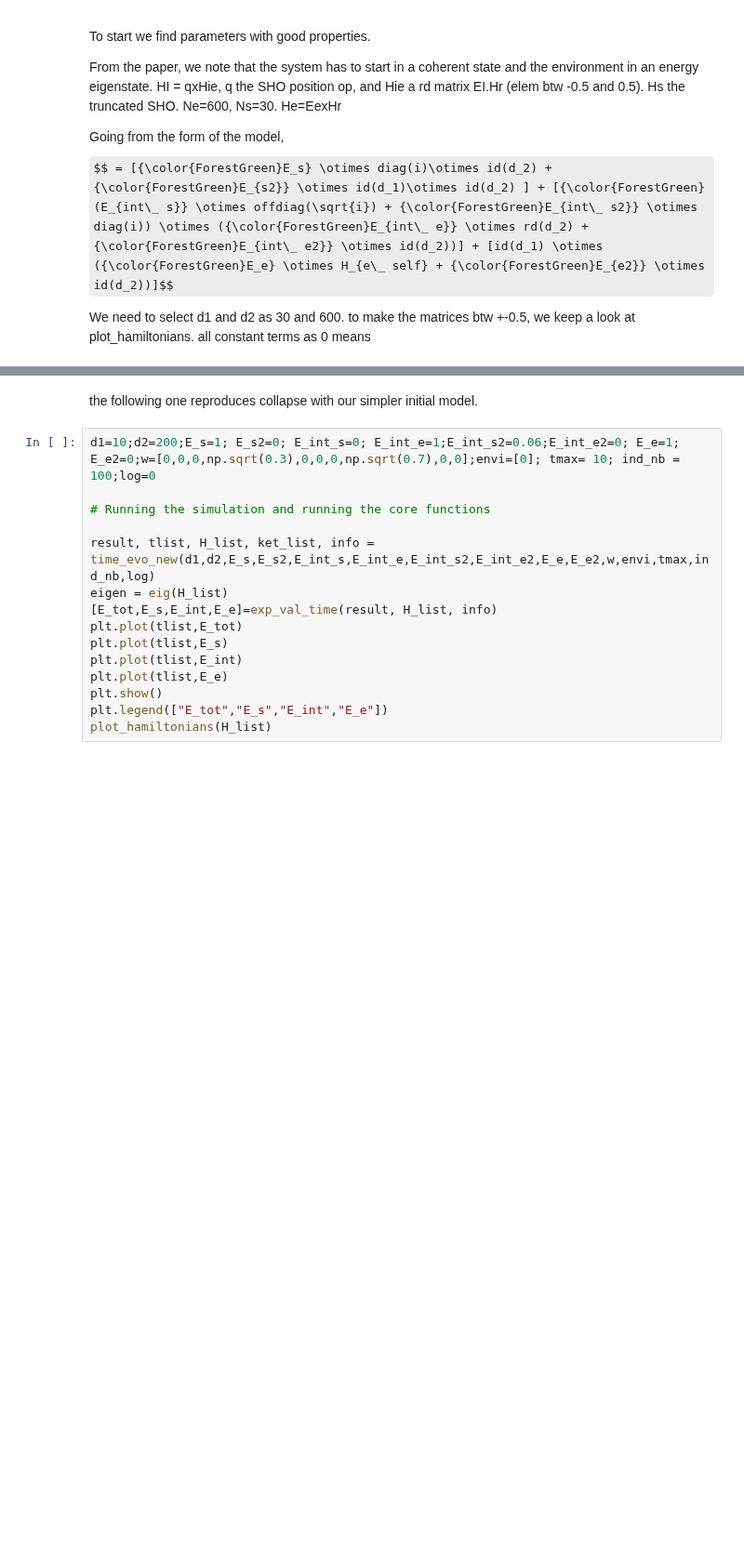
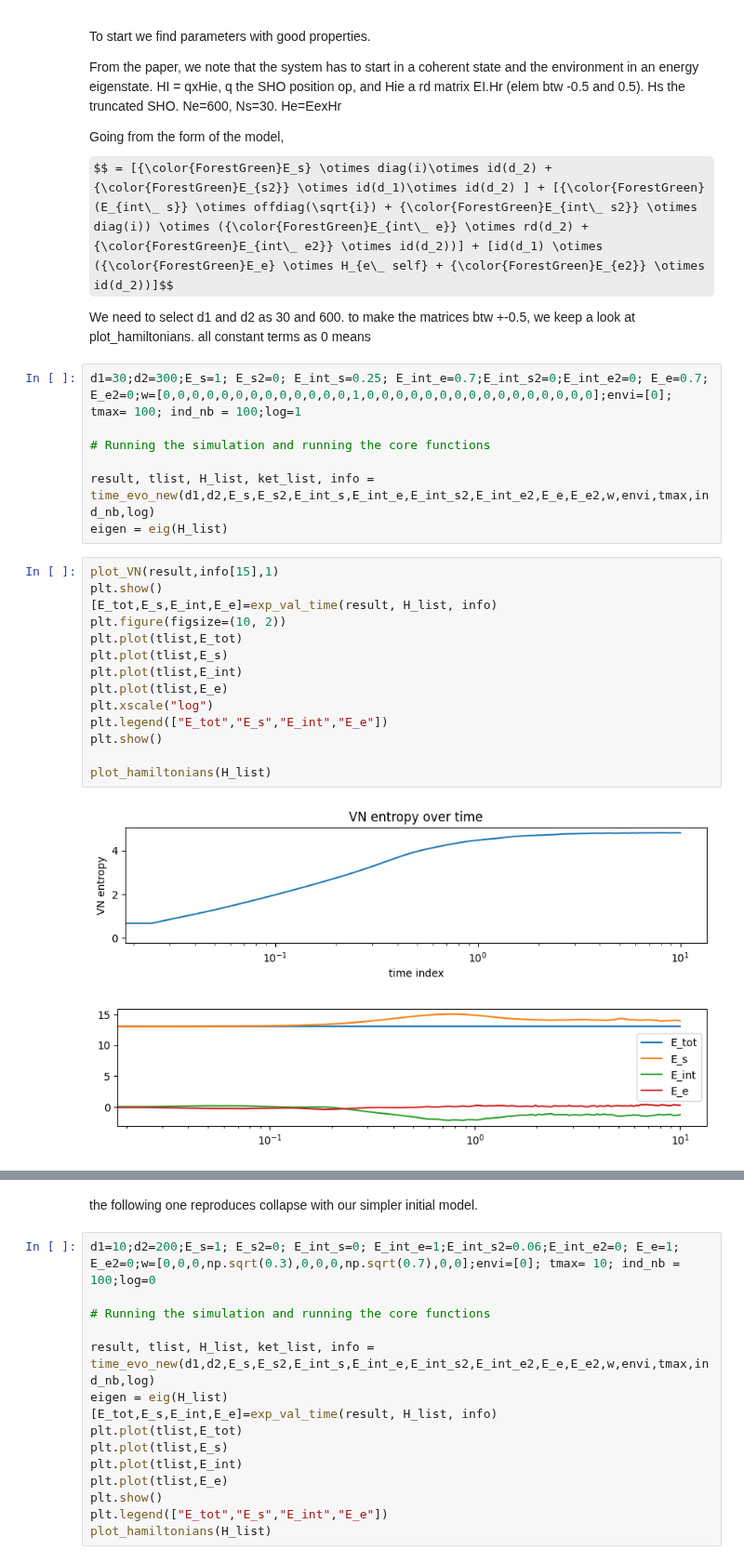
Before and after one commit to MarinAndreGirard/ACL, a Jupyter notebook: Working/thermalization.ipynb, the cells around one changed output, grey strips where cells are left out. Shown at 93% size. Saved outputs shown, nothing was run; the diff lists cells and outputs as text; some formulas as TeX source; blank space fills up the shorter version.

```diff
--- a/Working/thermalization.ipynb
+++ b/Working/thermalization.ipynb
@@ -56,3 +56,27 @@ Going from the form of the model,
 $$ = [{\color{ForestGreen}E_s} \otimes diag(i)\otimes id(d_2) + {\color{ForestGreen}E_{s2}} \otimes id(d_1)\otimes id(d_2) ] + [{\color{ForestGreen}(E_{int\_ s}} \otimes offdiag(\sqrt{i}) + {\color{ForestGreen}E_{int\_ s2}} \otimes diag(i)) \otimes ({\color{ForestGreen}E_{int\_ e}} \otimes rd(d_2) + {\color{ForestGreen}E_{int\_ e2}} \otimes id(d_2))] + [id(d_1) \otimes ({\color{ForestGreen}E_e} \otimes H_{e\_ self} + {\color{ForestGreen}E_{e2}} \otimes id(d_2))]$$
 
 We need to select d1 and d2 as 30 and 600. to make the matrices btw +-0.5, we keep a look at plot_hamiltonians. all constant terms as 0 means
+# %%
+d1=30;d2=300;E_s=1; E_s2=0; E_int_s=0.25; E_int_e=0.7;E_int_s2=0;E_int_e2=0; E_e=0.7; E_e2=0;w=[0,0,0,0,0,0,0,0,0,0,0,0,0,1,0,0,0,0,0,0,0,0,0,0,0,0,0,0,0,0];envi=[0]; tmax= 100; ind_nb = 100;log=1
+
+# Running the simulation and running the core functions
+
+result, tlist, H_list, ket_list, info = time_evo_new(d1,d2,E_s,E_s2,E_int_s,E_int_e,E_int_s2,E_int_e2,E_e,E_e2,w,envi,tmax,ind_nb,log)
+eigen = eig(H_list)
+# %%
+plot_VN(result,info[15],1)
+plt.show()
+[E_tot,E_s,E_int,E_e]=exp_val_time(result, H_list, info)
+plt.figure(figsize=(10, 2))
+plt.plot(tlist,E_tot)
+plt.plot(tlist,E_s)
+plt.plot(tlist,E_int)
+plt.plot(tlist,E_e)
+plt.xscale("log")
+plt.legend(["E_tot","E_s","E_int","E_e"])
+plt.show()
+
+plot_hamiltonians(H_list)
+# %% [output]
+[figure, added]
+[figure, added]
```
Also changed, not shown: parts of 2 cells of this notebook, 8 other files.
